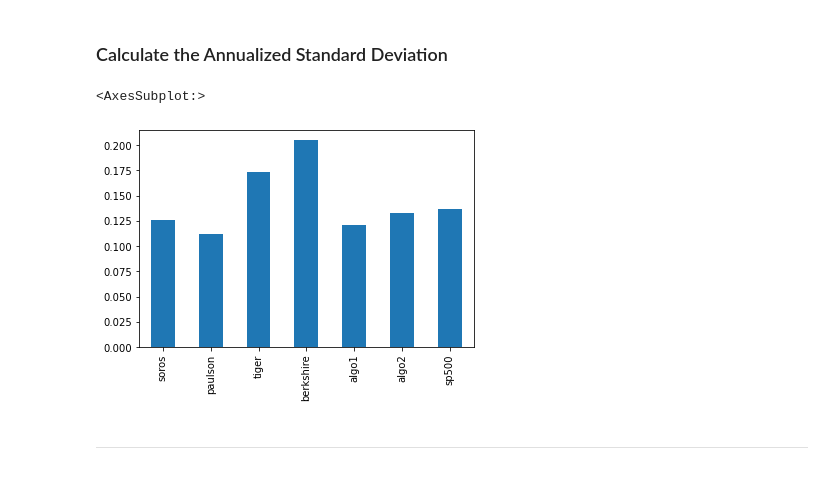
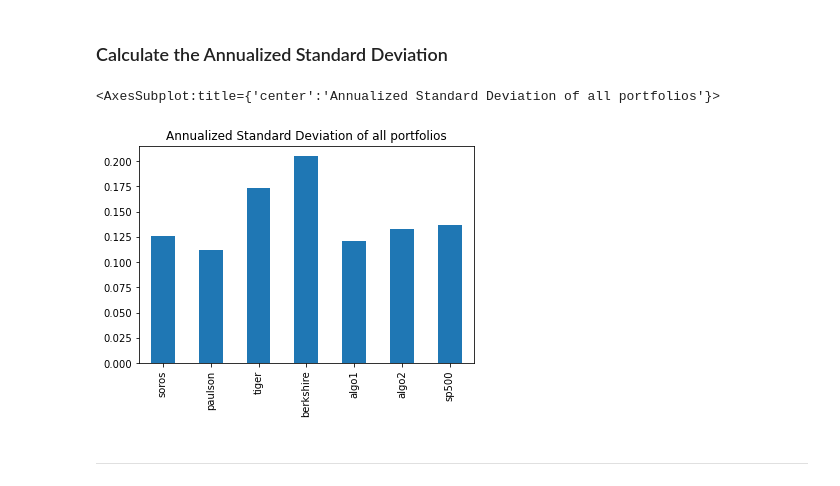
Before and after one commit to JQH84/Portfolio-Analysis, a Jupyter notebook: whale_analysis.ipynb, the cells around one changed output. Cells and saved outputs as stored; diff of their text form; code cells hidden in the pictures.

Commit message:
added titles for all graphs and reviwed code for any bugs

```diff
--- a/whale_analysis.ipynb
+++ b/whale_analysis.ipynb
@@ -238,10 +237,10 @@ spvsall.plot(kind='bar')
 # %%
 # Calculate the annualized standard deviation (252 trading days)
 anual_std_all_portfolios = all_returns.std()*np.sqrt(252)
-anual_std_all_portfolios.plot(kind='bar')
+anual_std_all_portfolios.plot(kind='bar' , title = 'Annualized Standard Deviation of all portfolios')
 # %% [output]
-<AxesSubplot:>
+<AxesSubplot:title={'center':'Annualized Standard Deviation of all portfolios'}>
-[figure, old version]
+[figure, new version]
 # %% [markdown]
 ---
 # %% [markdown]
```
Also changed, not shown: parts of 12 cells of this notebook.
